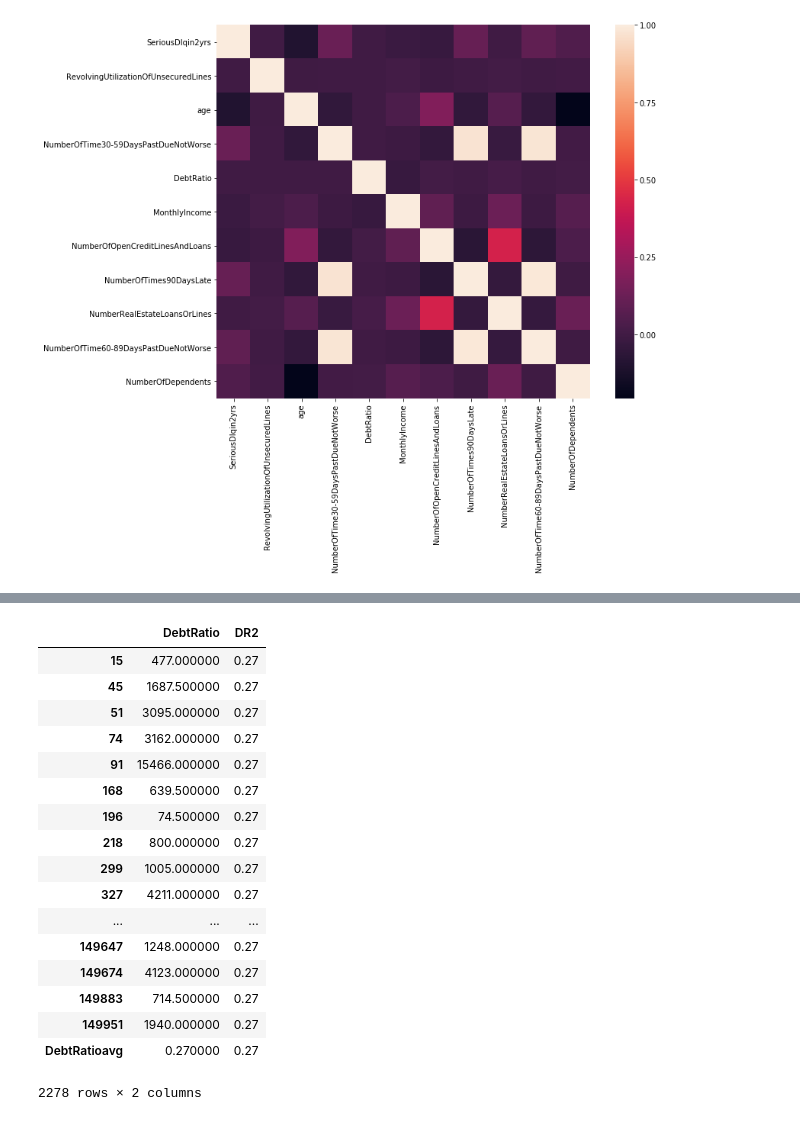
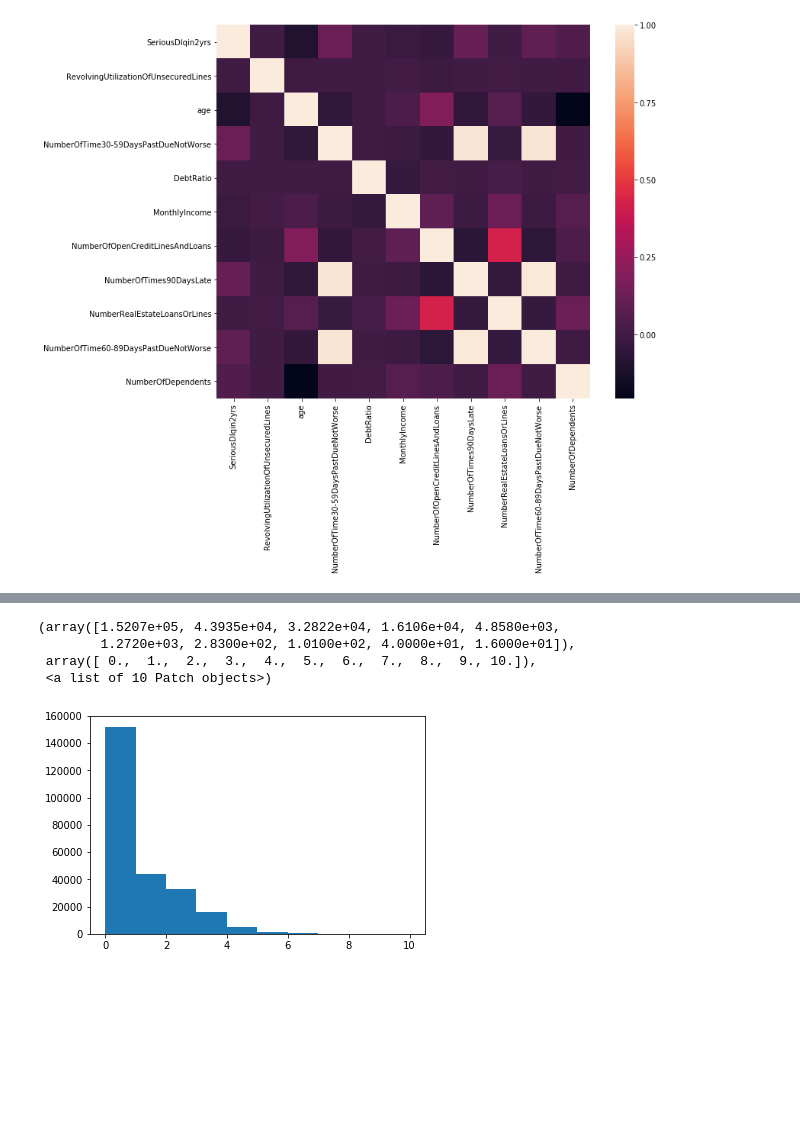
Before and after one commit to vcheng728/Credit, a Jupyter notebook: Credit Score.ipynb, the cells around one changed output, grey strips where cells are left out. Saved outputs shown, nothing was run; the diff lists cells and outputs as text; code cells hidden in the pictures; blank space fills up the shorter version.

```diff
--- a/Credit Score.ipynb
+++ b/Credit Score.ipynb
@@ -233,21 +152,8 @@ df2['DR2'] = 0.27
-# %%
-df2
-# %% [output]
-|  | DebtRatio | DR2 |
-| 15 | 477.000000 | 0.27 |
-| 45 | 1687.500000 | 0.27 |
-| 51 | 3095.000000 | 0.27 |
-| 74 | 3162.000000 | 0.27 |
-| 91 | 15466.000000 | 0.27 |
-| 168 | 639.500000 | 0.27 |
-| 196 | 74.500000 | 0.27 |
-| 218 | 800.000000 | 0.27 |
-| 299 | 1005.000000 | 0.27 |
-| 327 | 4211.000000 | 0.27 |
-| ... | ... | ... |
-| 149647 | 1248.000000 | 0.27 |
-| 149674 | 4123.000000 | 0.27 |
-| 149883 | 714.500000 | 0.27 |
-| 149951 | 1940.000000 | 0.27 |
-| DebtRatioavg | 0.270000 | 0.27 |
-2278 rows × 2 columns
+# %%
+plt.hist(stackt['NumberOfDependents'])
+# %% [output]
+(array([1.5207e+05, 4.3935e+04, 3.2822e+04, 1.6106e+04, 4.8580e+03,
+        1.2720e+03, 2.8300e+02, 1.0100e+02, 4.0000e+01, 1.6000e+01]),
+ array([ 0.,  1.,  2.,  3.,  4.,  5.,  6.,  7.,  8.,  9., 10.]),
+ <a list of 10 Patch objects>)
+[figure, added]
```
Also changed, not shown: parts of 24 cells of this notebook.
